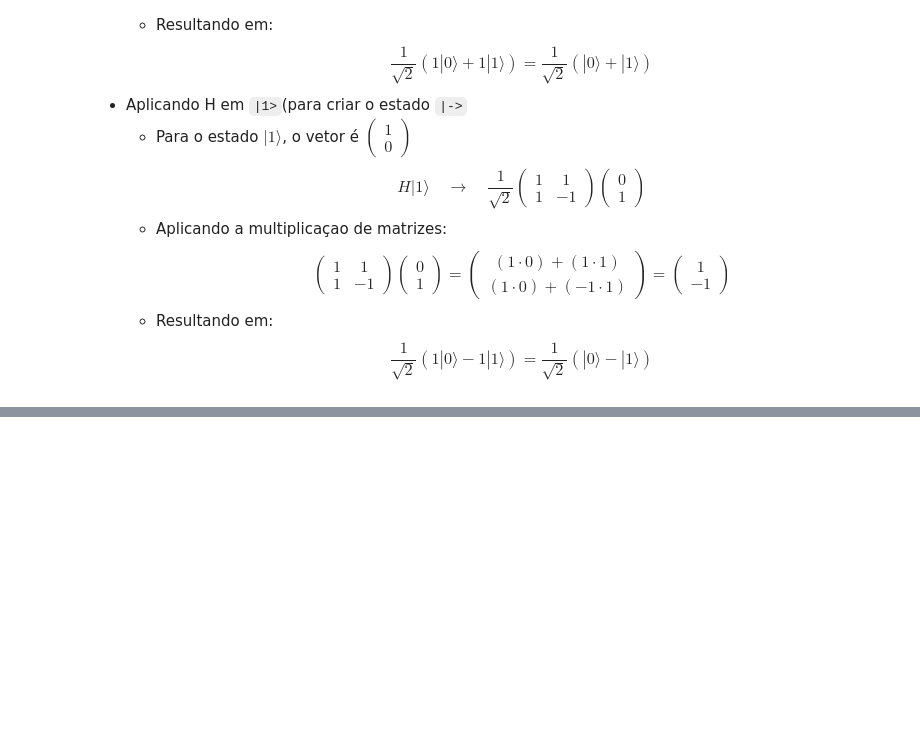
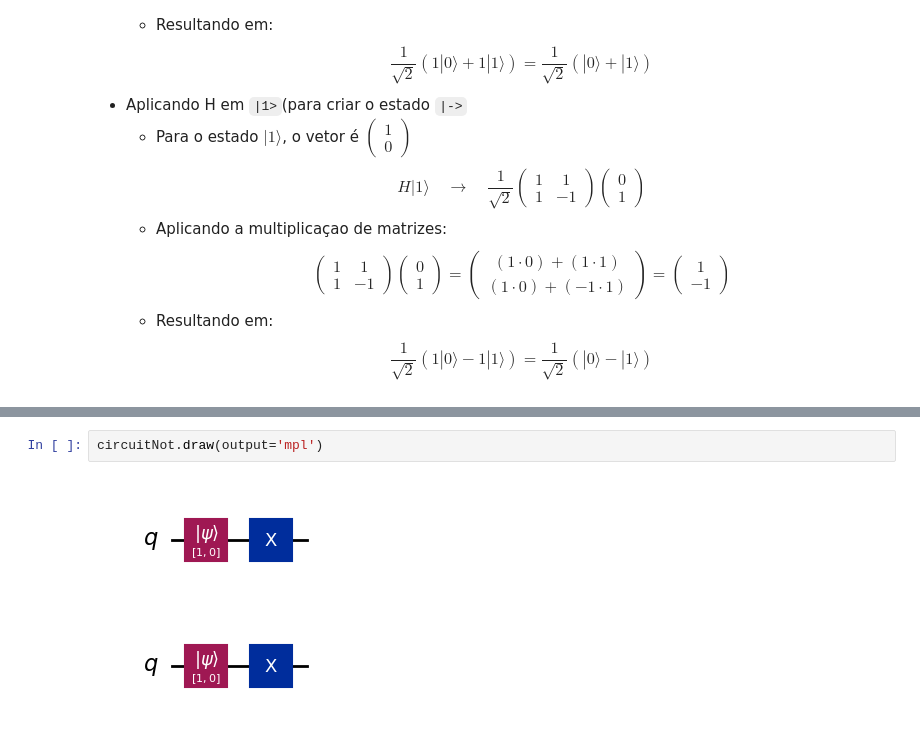
Before and after one commit to joaomoraski/quantum-computing-thesis, a Jupyter notebook: artigos/qiskit-learning.ipynb, the cells around one changed output, grey strips where cells are left out. Saved outputs shown, nothing was run; the diff lists cells and outputs as text; blank space fills up the shorter version.

```diff
--- a/artigos/qiskit-learning.ipynb
+++ b/artigos/qiskit-learning.ipynb
@@ -369,0 +378,5 @@ Essas combinaçoes sao bem uteis quando formor criar portas que nao estao presen
+# %%
+circuitNot.draw(output='mpl')
+# %% [output]
+[figure, added]
+[figure, added]
```
Also changed, not shown: parts of 18 cells of this notebook.
